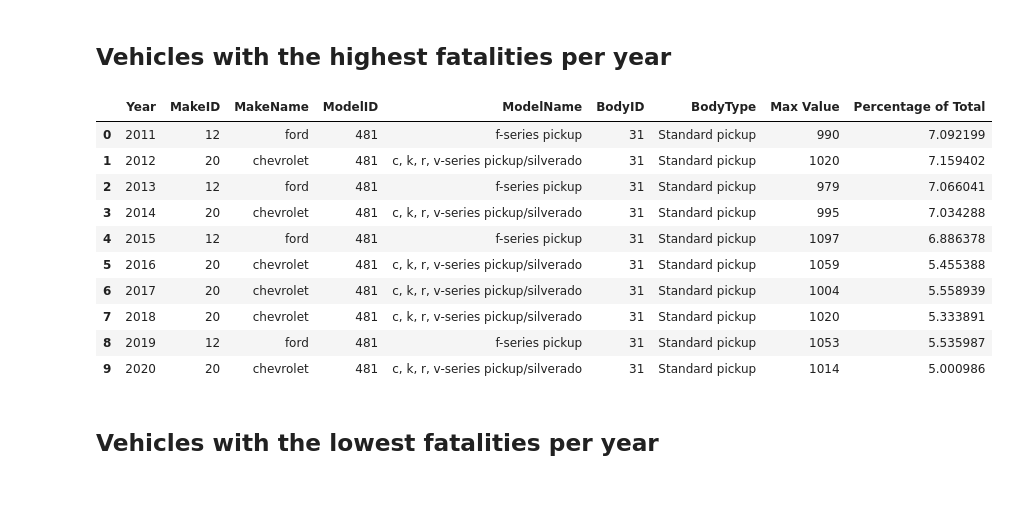
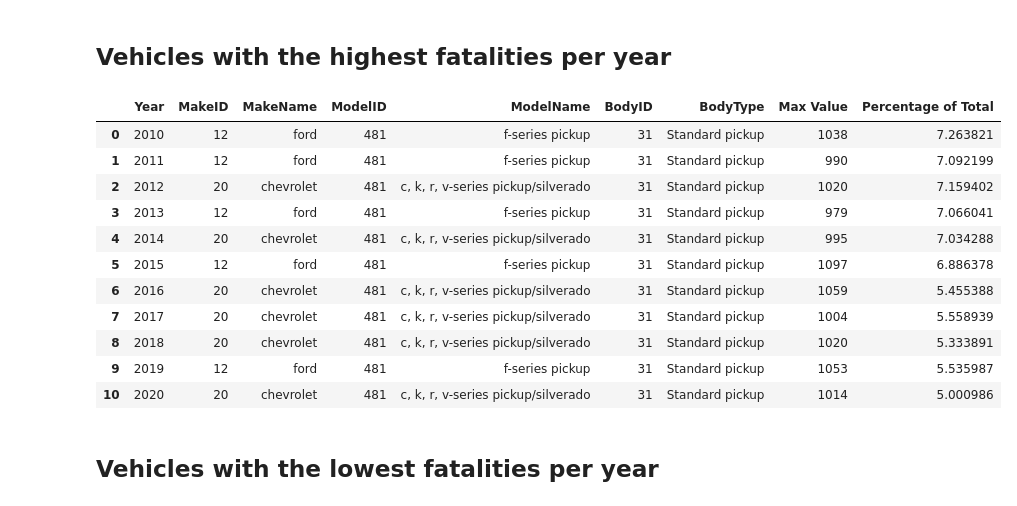
Before and after one commit to ConnorCritchley/GC-Final-Project, a Jupyter notebook: FinalNotebook.ipynb, the cells around one changed output. Saved outputs shown, nothing was run; the diff lists cells and outputs as text; code cells hidden in the pictures.

```diff
--- a/FinalNotebook.ipynb
+++ b/FinalNotebook.ipynb
@@ -535,39 +545,42 @@ memory usage: 150.4+ KB
 ## Vehicles with the highest fatalities per year
 # %%
 max_values = []
+year_columns = [col for col in fatalities_df.columns if col.isdigit()]  # Extract columns that are numeric strings
+
 total_fatalities_per_year = fatalities_df[year_columns].sum()  # Compute total fatalities for each year
 
 for year in year_columns:
     max_index = fatalities_df[year].idxmax()
     total_fatalities = total_fatalities_per_year[year]
 
     max_values.append({
         "Year": year,
         "MakeID": fatalities_df.loc[max_index, "MakeID"],
         "MakeName": fatalities_df.loc[max_index, "MakeName"],
         "ModelID": fatalities_df.loc[max_index, "ModelID"],
         "ModelName": fatalities_df.loc[max_index, "ModelName"],
         "BodyID": fatalities_df.loc[max_index, "BodyID"],
         "BodyType": fatalities_df.loc[max_index, "BodyType"],
         "Max Value": fatalities_df.loc[max_index, year],
         "Percentage of Total": (fatalities_df.loc[max_index, year] / total_fatalities) * 100 if total_fatalities > 0 else 0
     })
 
 # Convert to DataFrame
 max_fatalities_df = pd.DataFrame(max_values)
 max_fatalities_df
 # %% [output]
 |  | Year | MakeID | MakeName | ModelID | ModelName | BodyID | BodyType | Max Value | Percentage of Total |
-| 0 | 2011 | 12 | ford | 481 | f-series pickup | 31 | Standard pickup | 990 | 7.092199 |
-| 1 | 2012 | 20 | chevrolet | 481 | c, k, r, v-series pickup/silverado | 31 | Standard pickup | 1020 | 7.159402 |
-| 2 | 2013 | 12 | ford | 481 | f-series pickup | 31 | Standard pickup | 979 | 7.066041 |
-| 3 | 2014 | 20 | chevrolet | 481 | c, k, r, v-series pickup/silverado | 31 | Standard pickup | 995 | 7.034288 |
-| 4 | 2015 | 12 | ford | 481 | f-series pickup | 31 | Standard pickup | 1097 | 6.886378 |
-| 5 | 2016 | 20 | chevrolet | 481 | c, k, r, v-series pickup/silverado | 31 | Standard pickup | 1059 | 5.455388 |
-| 6 | 2017 | 20 | chevrolet | 481 | c, k, r, v-series pickup/silverado | 31 | Standard pickup | 1004 | 5.558939 |
-| 7 | 2018 | 20 | chevrolet | 481 | c, k, r, v-series pickup/silverado | 31 | Standard pickup | 1020 | 5.333891 |
-| 8 | 2019 | 12 | ford | 481 | f-series pickup | 31 | Standard pickup | 1053 | 5.535987 |
-| 9 | 2020 | 20 | chevrolet | 481 | c, k, r, v-series pickup/silverado | 31 | Standard pickup | 1014 | 5.000986 |
+| 0 | 2010 | 12 | ford | 481 | f-series pickup | 31 | Standard pickup | 1038 | 7.263821 |
+| 1 | 2011 | 12 | ford | 481 | f-series pickup | 31 | Standard pickup | 990 | 7.092199 |
+| 2 | 2012 | 20 | chevrolet | 481 | c, k, r, v-series pickup/silverado | 31 | Standard pickup | 1020 | 7.159402 |
+| 3 | 2013 | 12 | ford | 481 | f-series pickup | 31 | Standard pickup | 979 | 7.066041 |
+| 4 | 2014 | 20 | chevrolet | 481 | c, k, r, v-series pickup/silverado | 31 | Standard pickup | 995 | 7.034288 |
+| 5 | 2015 | 12 | ford | 481 | f-series pickup | 31 | Standard pickup | 1097 | 6.886378 |
+| 6 | 2016 | 20 | chevrolet | 481 | c, k, r, v-series pickup/silverado | 31 | Standard pickup | 1059 | 5.455388 |
+| 7 | 2017 | 20 | chevrolet | 481 | c, k, r, v-series pickup/silverado | 31 | Standard pickup | 1004 | 5.558939 |
+| 8 | 2018 | 20 | chevrolet | 481 | c, k, r, v-series pickup/silverado | 31 | Standard pickup | 1020 | 5.333891 |
+| 9 | 2019 | 12 | ford | 481 | f-series pickup | 31 | Standard pickup | 1053 | 5.535987 |
+| 10 | 2020 | 20 | chevrolet | 481 | c, k, r, v-series pickup/silverado | 31 | Standard pickup | 1014 | 5.000986 |
 # %% [markdown]
 ## Vehicles with the lowest fatalities per year
 # %%
```
Also changed, not shown: parts of 10 cells of this notebook.
